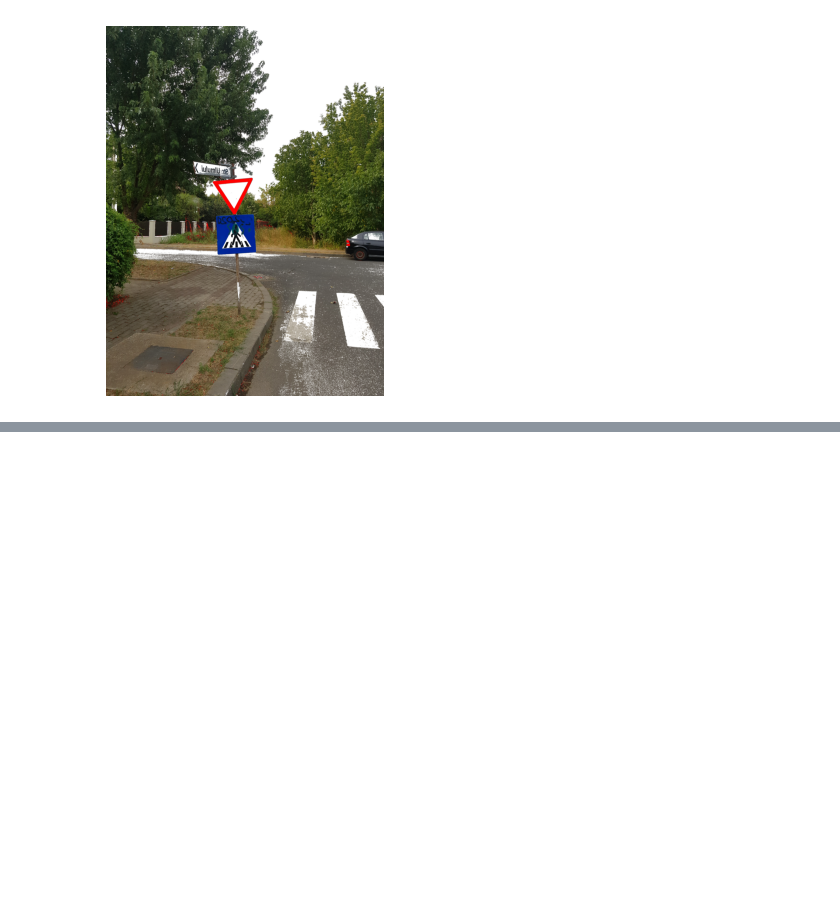
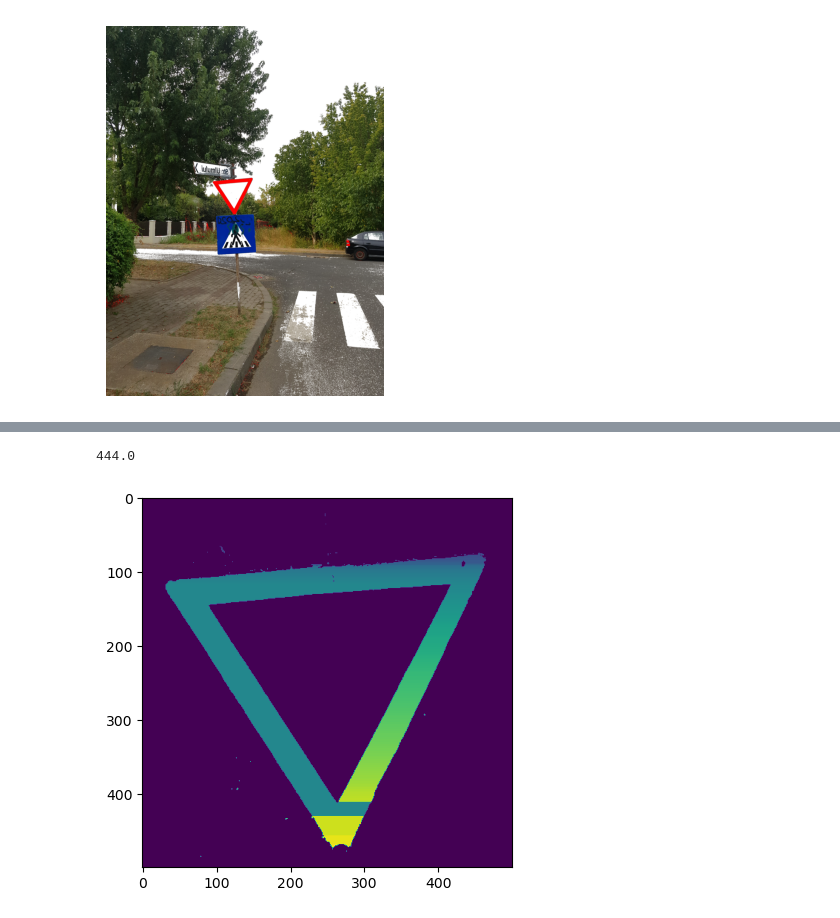
Before and after one commit to mircea-mihail/bike-system, a Jupyter notebook: scripts-and-misc/detectSigns/detect_give-way.ipynb, the cells around one changed output, grey strips where cells are left out. Saved outputs shown, nothing was run; the diff lists cells and outputs as text; code cells hidden in the pictures; blank space fills up the shorter version.

```diff
--- a/scripts-and-misc/detectSigns/detect_give-way.ipynb
+++ b/scripts-and-misc/detectSigns/detect_give-way.ipynb
@@ -345,37 +344,0 @@ print(bad_score)
-# %%
-# find red chunks and separate them by labling
-
-def label_red_chunks(p_img):
-    largest_label = 1
-    labeled_img = p_img.copy()
-    for i in range(0, len(labeled_img)):
-        for j in range(0, len(labeled_img[0])):
-            labeled_img[i][j][GREEN_PX] = 0
-            labeled_img[i][j][BLUE_PX] = 0
-            labeled_img[i][j][BLUE_PX] = 0
-
-            if is_red(labeled_img[i][j]):
-                if i == 0 and j == 0:
-                    labeled_img[i][j][RED_PX] = largest_label
-                    largest_label += 1
-
-                elif i == 0 and labeled_img[i][j - 1][RED_PX] != 0:
-                    labeled_img[i][j][RED_PX] = labeled_img[i][j - 1][RED_PX]
-
-                elif j == 0 and labeled_img[i - 1][j][RED_PX] != 0:
-                    labeled_img[i][j][RED_PX] = labeled_img[i - 1][j][RED_PX]
-
-                elif labeled_img[i - 1][j][RED_PX] != 0:
-                    labeled_img[i][j][RED_PX] = labeled_img[i - 1][j][RED_PX]
-
-                elif labeled_img[i][j - 1][RED_PX] != 0:
-                    labeled_img[i][j][RED_PX] = labeled_img[i][j - 1][RED_PX]
-
-                elif labeled_img[i - 1][j - 1][RED_PX] != 0:
-                    labeled_img[i][j][RED_PX] = labeled_img[i - 1][j - 1][RED_PX]
-
-                else:
-                    labeled_img[i][j][RED_PX] = largest_label
-                    largest_label += 1
-
-    plt.imshow(labeled_img)
@@ -400,0 +398,11 @@ will give the desired result (the cast overflows).
+# %%
+
+x_val = 1580
+y_val = 1130
+side = 500
+
+plt.imshow(labeled_img[x_val:x_val+side, y_val:y_val+side])
+print(np.max(labeled_img[x_val:x_val+side, y_val:y_val+side]))
+# %% [output]
+444.0
+[figure, added]
```
Also changed, not shown: parts of 4 cells of this notebook.
